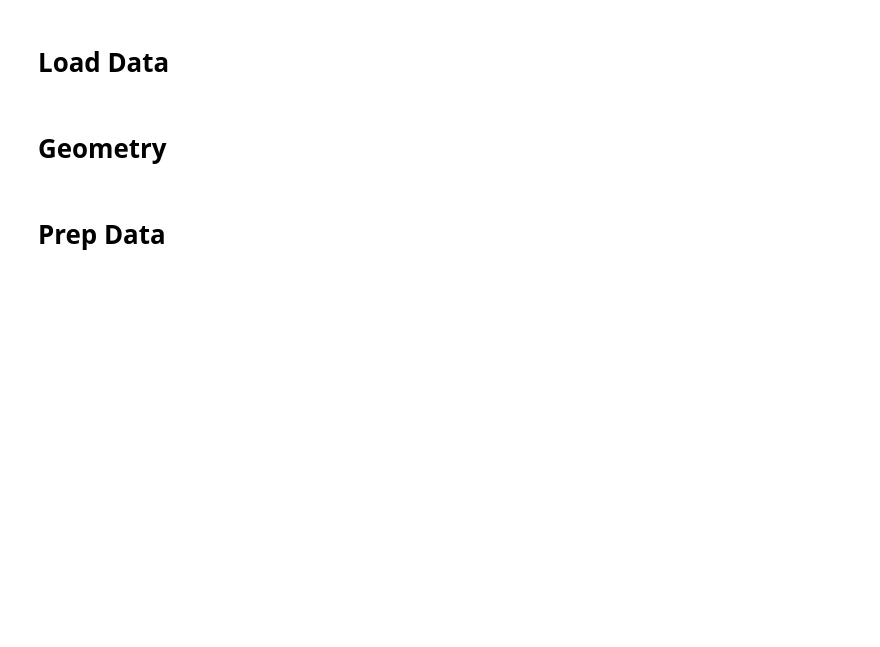
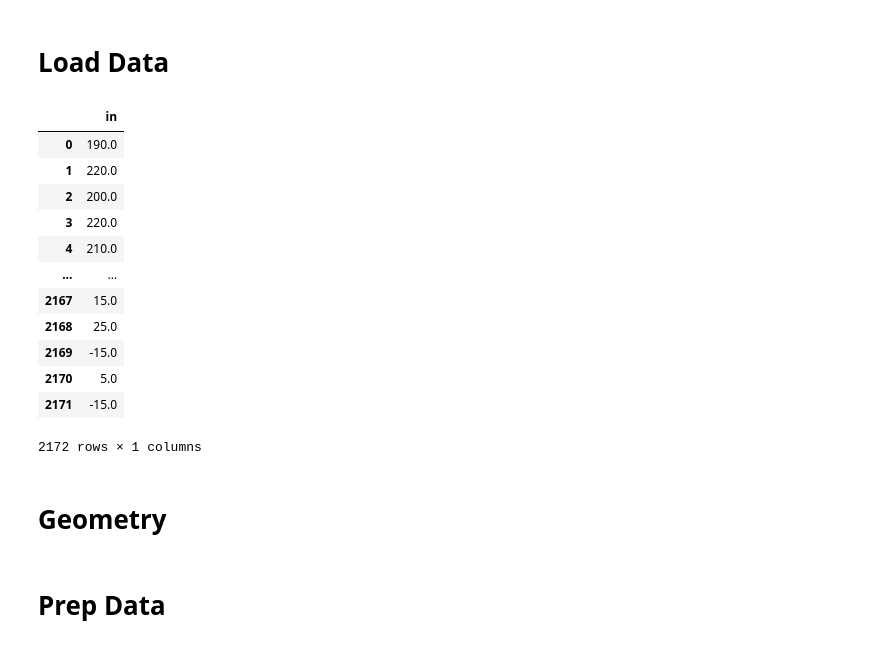
Before and after one commit to niccoforte/NF-PhD-gitRepo, a Jupyter notebook: code/InputsOutputs.ipynb, the cells around one changed output. Saved outputs shown, nothing was run; the diff lists cells and outputs as text; code cells hidden in the pictures; blank space fills up the shorter version.

```diff
--- a/code/InputsOutputs.ipynb
+++ b/code/InputsOutputs.ipynb
@@ -58,6 +58,22 @@ if MODEL.lower() == "ductile" or MODEL.lower() == "both":
 
 if MODEL.lower() == "fracture" or MODEL.lower() == "both":
     FT_IN_df, FT_OUT_df, FT_perIN_df, FT_perOUT_df, FT_dIN_df, FT_dOUT_df = load_data(FT_CSVin, FT_CSVout)
+# %%
+UT_perIN_df
+# %% [output]
+|  | in |
+| 0 | 190.0 |
+| 1 | 220.0 |
+| 2 | 200.0 |
+| 3 | 220.0 |
+| 4 | 210.0 |
+| ... | ... |
+| 2167 | 15.0 |
+| 2168 | 25.0 |
+| 2169 | -15.0 |
+| 2170 | 5.0 |
+| 2171 | -15.0 |
+2172 rows × 1 columns
 # %% [markdown]
 # Geometry
 # %%
```
Also changed, not shown: 1 other file.
